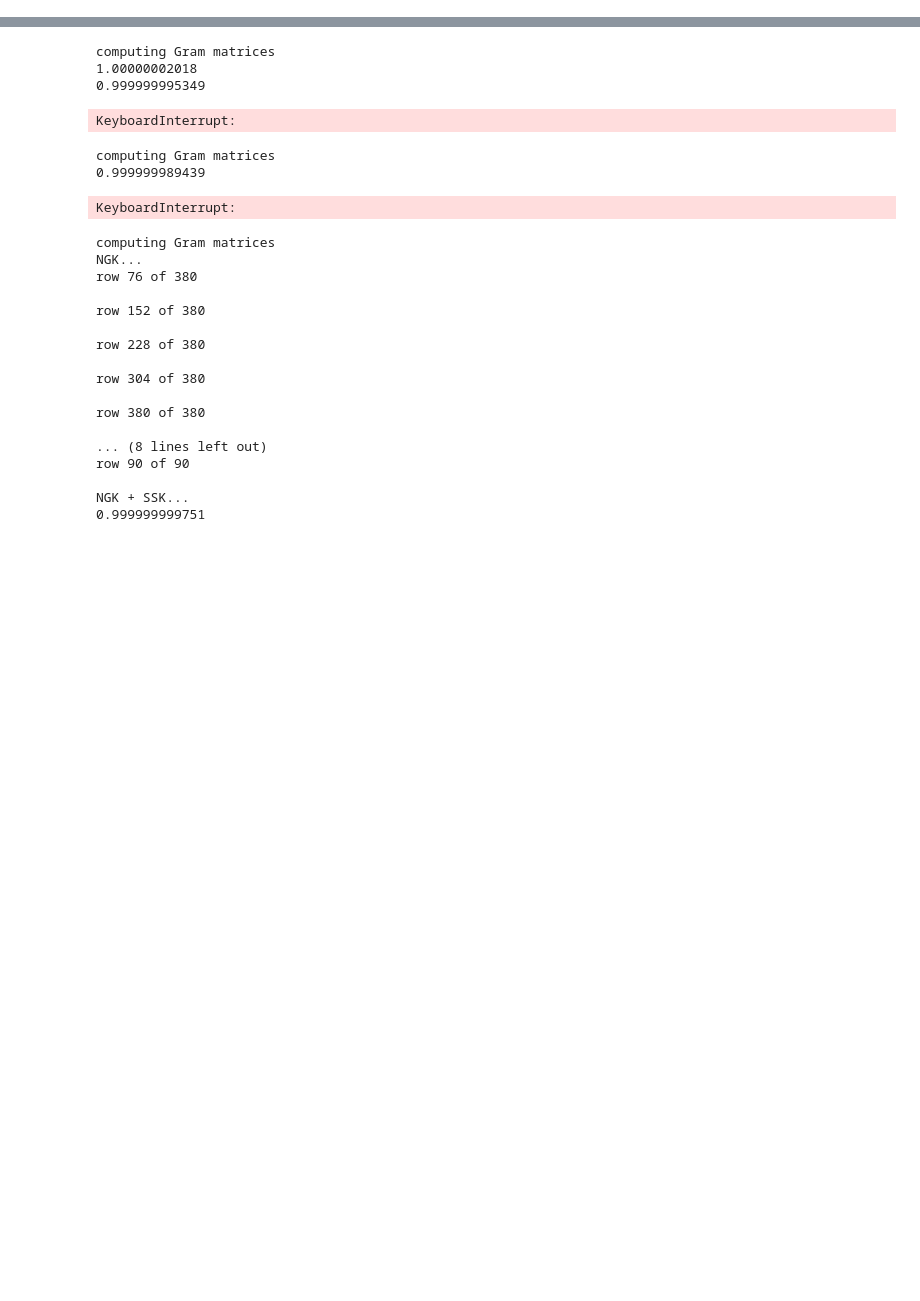
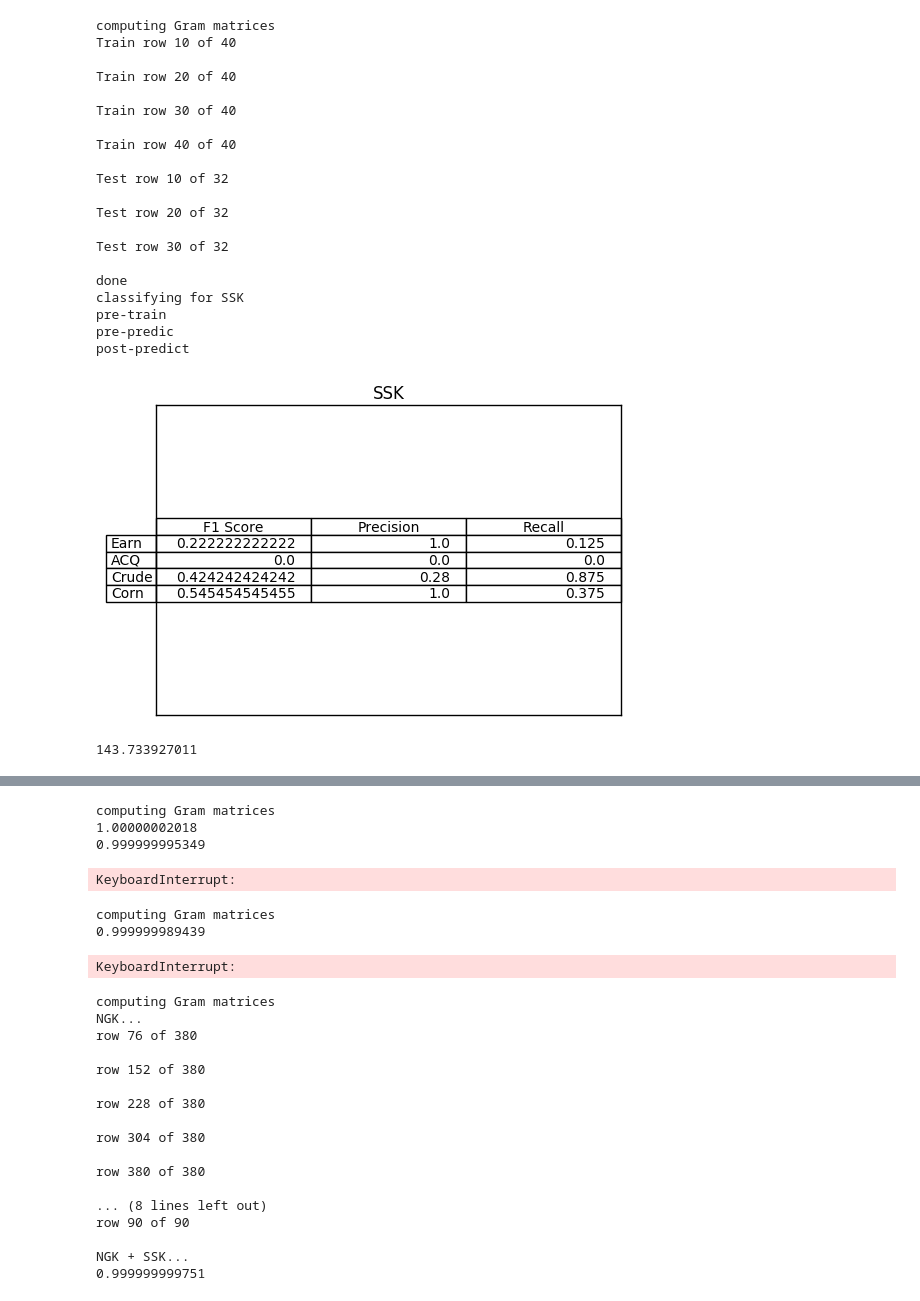
Before and after one commit to fabianschilling/string-kernels, a Jupyter notebook: notebooks/StartExperiment.ipynb, the cells around one changed output, grey strips where cells are left out. Saved outputs shown, nothing was run; the diff lists cells and outputs as text; code cells hidden in the pictures; blank space fills up the shorter version.

```diff
--- a/notebooks/StartExperiment.ipynb
+++ b/notebooks/StartExperiment.ipynb
@@ -13,0 +61,27 @@ testExp.run_fast_WK_test()
+# %%
+start = time.time()
+testExp.run_SSK_test(4,0.5)
+print time.time() - start
+# %% [output]
+computing Gram matrices
+Train row 10 of 40
+
+Train row 20 of 40
+
+Train row 30 of 40
+
+Train row 40 of 40
+
+Test row 10 of 32
+
+Test row 20 of 32
+
+Test row 30 of 32
+
+done
+classifying for SSK
+pre-train
+pre-predic
+post-predict
+[figure, added]
+143.733927011
```
Also changed, not shown: parts of 10 cells of this notebook, 1 other file.
